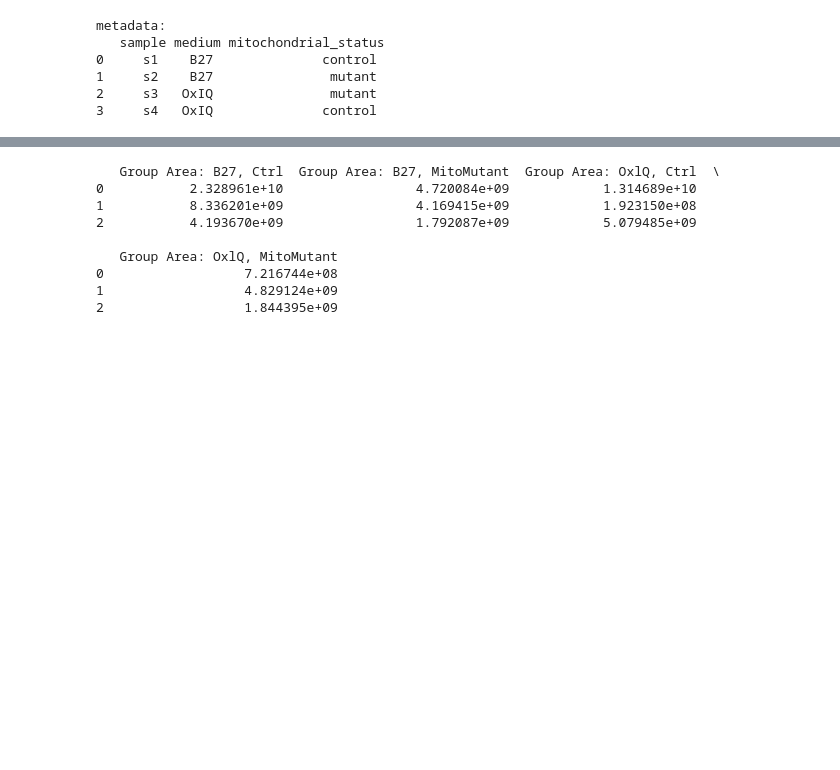
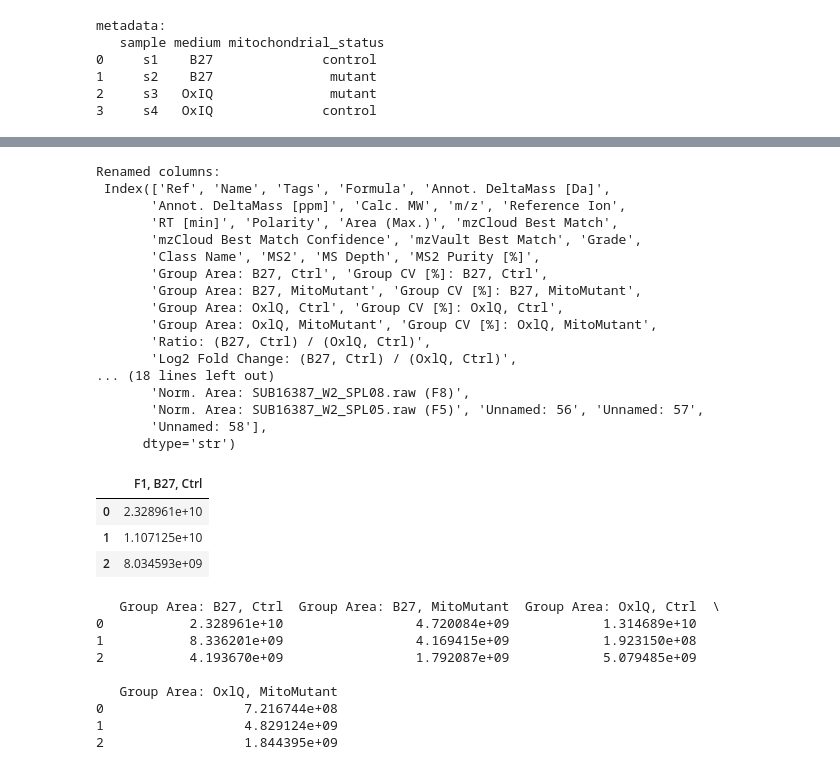
Before and after one commit to safazaidmalik/metabolomics_vis, a Jupyter notebook: metabolomics_eda.ipynb, the cells around one changed output, grey strips where cells are left out. Cells and saved outputs as stored; diff of their text form; code cells hidden in the pictures; blank space fills up the shorter version.

```diff
--- a/metabolomics_eda.ipynb
+++ b/metabolomics_eda.ipynb
@@ -65,3 +82,38 @@ Untargeted data
+# %%
+df.rename(columns={'Area: SUB16387_W2_SPL01.raw (F1)': 'F1, B27, Ctrl',
+                'Area: SUB16387_W2_SPL02.raw (F2)':'F2, B27, Ctrl',
+                'Area: SUB16387_W2_SPL03.raw (F3)':'F3, B27, Ctrl',
+                'Area: SUB16387_W2_SPL04.raw (F4)':'F4, B27, MitoMutant',
+                'Area: SUB16387_W2_SPL05.raw (F5)':'F5, OxIQ, MitoMutant',
+                'Area: SUB16387_W2_SPL06.raw (F6)':'F6, OxIQ, Ctrl',
+                'Area: SUB16387_W2_SPL07.raw (F7)':'F7, OxIQ, Ctrl',
+                'Area: SUB16387_W2_SPL08.raw (F8)':'F8, OxIQ, Ctrl'},
+           inplace=True)
+print("Renamed columns:\n", df.columns)
+df[['F1, B27, Ctrl']].head(3)
+# df.head(3)
+# %% [output]
+Renamed columns:
+ Index(['Ref', 'Name', 'Tags', 'Formula', 'Annot. DeltaMass [Da]',
+       'Annot. DeltaMass [ppm]', 'Calc. MW', 'm/z', 'Reference Ion',
+       'RT [min]', 'Polarity', 'Area (Max.)', 'mzCloud Best Match',
+       'mzCloud Best Match Confidence', 'mzVault Best Match', 'Grade',
+       'Class Name', 'MS2', 'MS Depth', 'MS2 Purity [%]',
+       'Group Area: B27, Ctrl', 'Group CV [%]: B27, Ctrl',
+       'Group Area: B27, MitoMutant', 'Group CV [%]: B27, MitoMutant',
+       'Group Area: OxlQ, Ctrl', 'Group CV [%]: OxlQ, Ctrl',
+       'Group Area: OxlQ, MitoMutant', 'Group CV [%]: OxlQ, MitoMutant',
+       'Ratio: (B27, Ctrl) / (OxlQ, Ctrl)',
+       'Log2 Fold Change: (B27, Ctrl) / (OxlQ, Ctrl)',
+... (18 lines left out)
+       'Norm. Area: SUB16387_W2_SPL08.raw (F8)',
+       'Norm. Area: SUB16387_W2_SPL05.raw (F5)', 'Unnamed: 56', 'Unnamed: 57',
+       'Unnamed: 58'],
+      dtype='str')
+|  | F1, B27, Ctrl |
+| 0 | 2.328961e+10 |
+| 1 | 1.107125e+10 |
+| 2 | 8.034593e+09 |
 # %%
 # Abundance matrix for each sample group
 abundance = df[["Group Area: B27, Ctrl",
```
Also changed, not shown: parts of 12 cells of this notebook.
